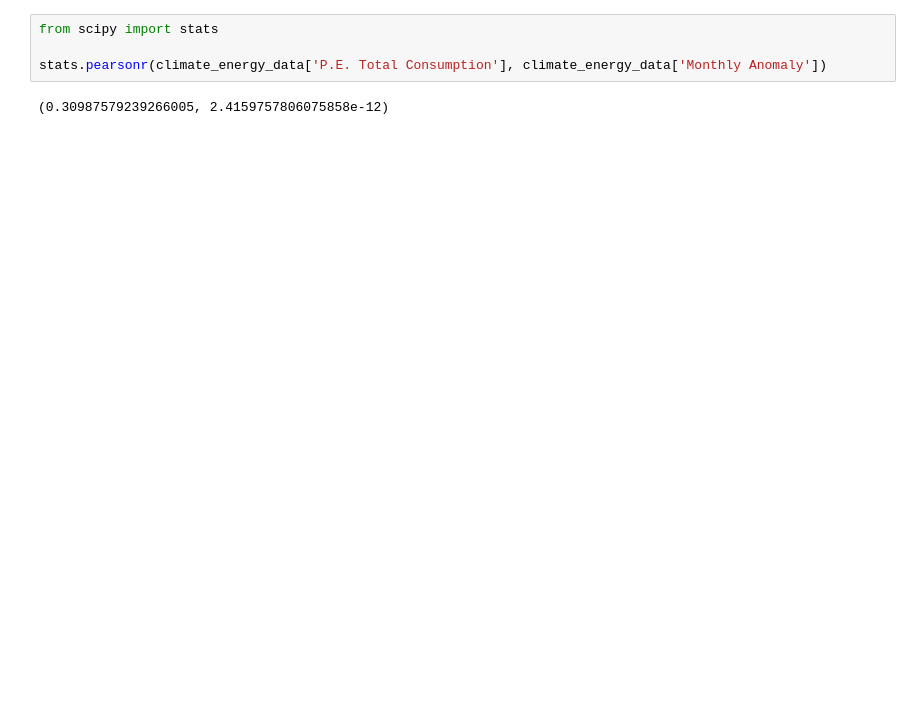
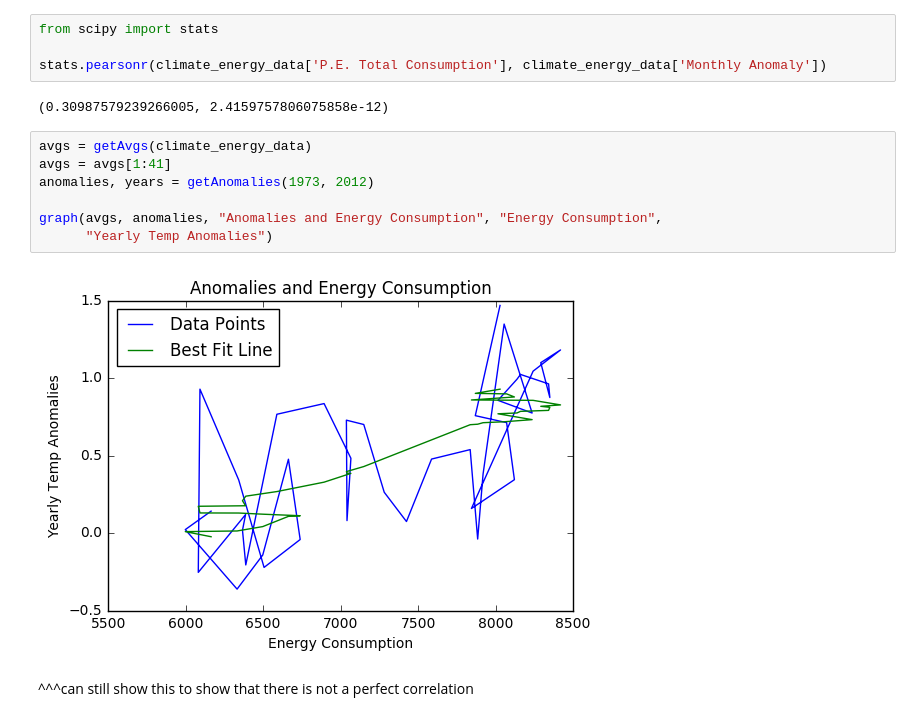
Before and after one commit to kylesaggar97/kylesaggar97.github.io, a Jupyter notebook: DataScience_Tutorial/DataScience_Tutorial.ipynb, the cells around one changed output. Saved outputs shown, nothing was run; the diff lists cells and outputs as text; blank space fills up the shorter version.

```diff
--- a/DataScience_Tutorial/DataScience_Tutorial.ipynb
+++ b/DataScience_Tutorial/DataScience_Tutorial.ipynb
@@ -160,3 +171,14 @@ from scipy import stats
 stats.pearsonr(climate_energy_data['P.E. Total Consumption'], climate_energy_data['Monthly Anomaly'])
 # %% [output]
 (0.30987579239266005, 2.4159757806075858e-12)
+# %%
+avgs = getAvgs(climate_energy_data)
+avgs = avgs[1:41]
+anomalies, years = getAnomalies(1973, 2012)
+
+graph(avgs, anomalies, "Anomalies and Energy Consumption", "Energy Consumption",
+      "Yearly Temp Anomalies")
+# %% [output]
+[figure, added]
+# %% [markdown]
+^^^can still show this to show that there is not a perfect correlation
```
Also changed, not shown: parts of 9 cells of this notebook.
